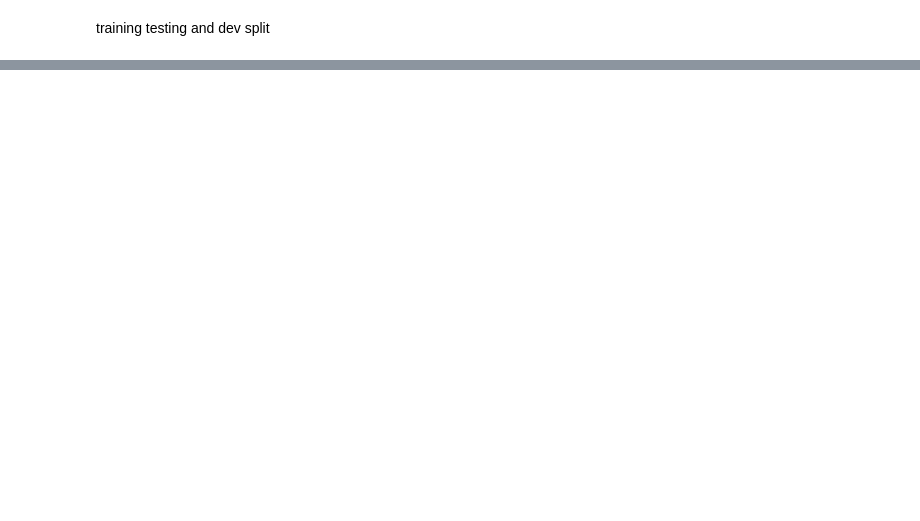
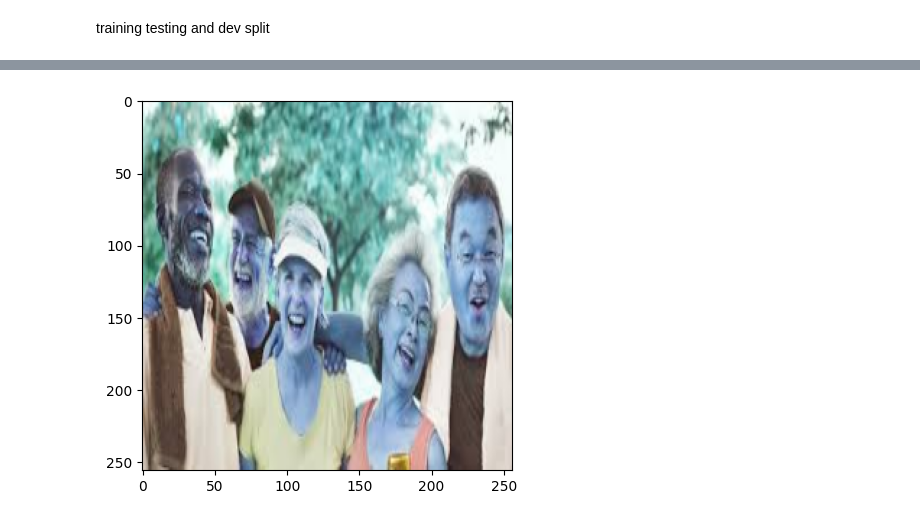
Before and after one commit to pri1712/emotion_predictor, a Jupyter notebook: emotion_classification.ipynb, the cells around one changed output, grey strips where cells are left out. Saved outputs shown, nothing was run; the diff lists cells and outputs as text; code cells hidden in the pictures; blank space fills up the shorter version.

```diff
--- a/emotion_classification.ipynb
+++ b/emotion_classification.ipynb
@@ -123,0 +174,6 @@ model=Sequential([
+# %%
+rz = tf.image.resize(img, (256,256))
+plt.imshow(rz.numpy().astype(int))
+plt.show()
+# %% [output]
+[figure, added]
```
Also changed, not shown: parts of 28 cells of this notebook.
